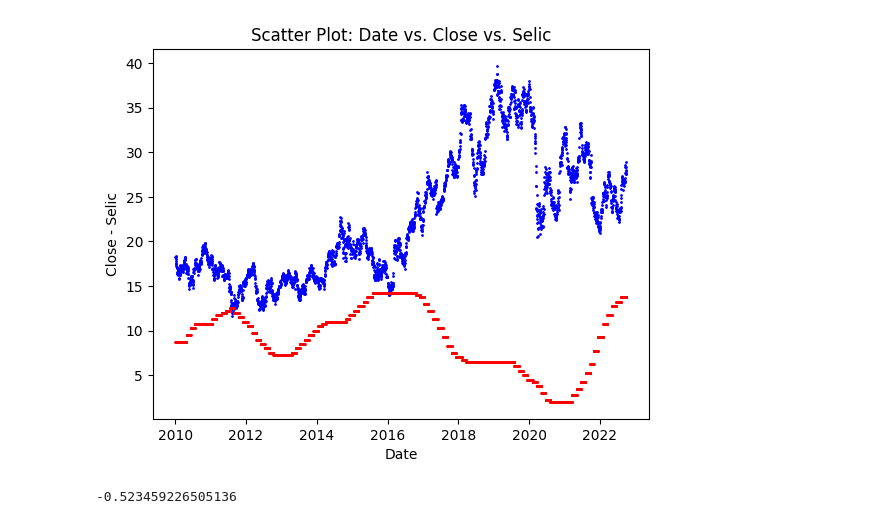
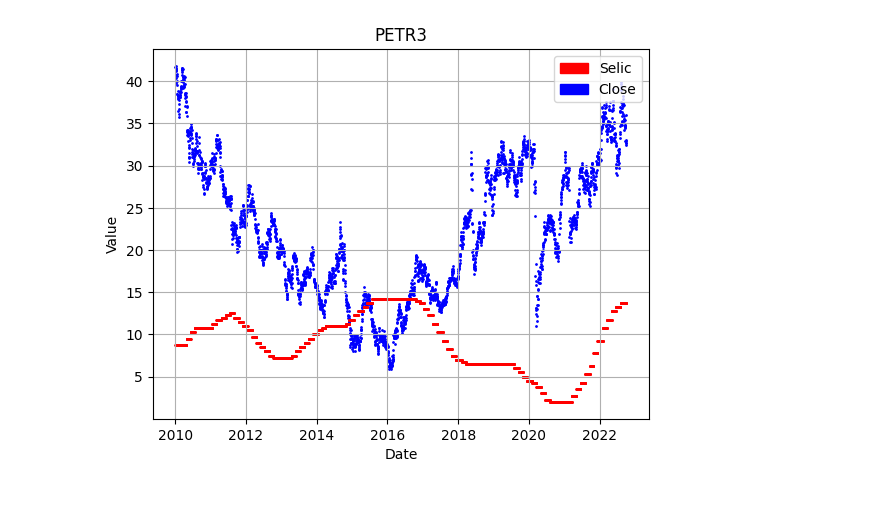
Before and after one commit to GabrielAlonsoCabral/financial, a Jupyter notebook: analysis-b3-selic.ipynb, the cells around one changed output. Drawn from its saved outputs; the diff is of its cells as text; code cells hidden in the pictures.

```diff
--- a/analysis-b3-selic.ipynb
+++ b/analysis-b3-selic.ipynb
@@ -28,17 +34,20 @@ df_itau
 # %%
-plt.scatter(pd.to_datetime(df_itau['Date']), df_itau['Close'], s=1, c='blue')
-plt.scatter(pd.to_datetime(df_itau['Date']), df_itau['Taxa Selic'], s=1, c='red')
+def plot_symbol(Symbol:str):
+    symbol_df = df[df['Symbol']==Symbol]
+    plt.scatter(pd.to_datetime(symbol_df['Date']), symbol_df['Close'], s=1, c='blue')
+    plt.scatter(pd.to_datetime(symbol_df['Date']), symbol_df['Taxa Selic'], s=1, c='red')
 
-plt.xlabel('Date')
-plt.ylabel('Close - Selic')
-plt.title('Scatter Plot: Date vs. Close vs. Selic')
+    plt.xlabel('Date')
+    plt.ylabel('Value')
+    plt.title(f"{Symbol}")
 
-# Display the plot
-plt.show()
+    handle_patches = [mpatches.Patch(color='red', label='Selic'),mpatches.Patch(color='blue', label='Close')]
+
+    plt.legend(handles=handle_patches, loc='upper right')
+
+    plt.grid(True)
+    plt.show()
-# %% [output]
-[figure, removed]
-# %%
-correlation = df_itau['Close'].corr(df_itau['Taxa Selic'])
-print(correlation)
-# %% [output]
--0.523459226505136
+# %%
+plot_symbol('PETR3')
+# %% [output]
+[figure, added]
```
Also changed, not shown: parts of 11 cells of this notebook.
